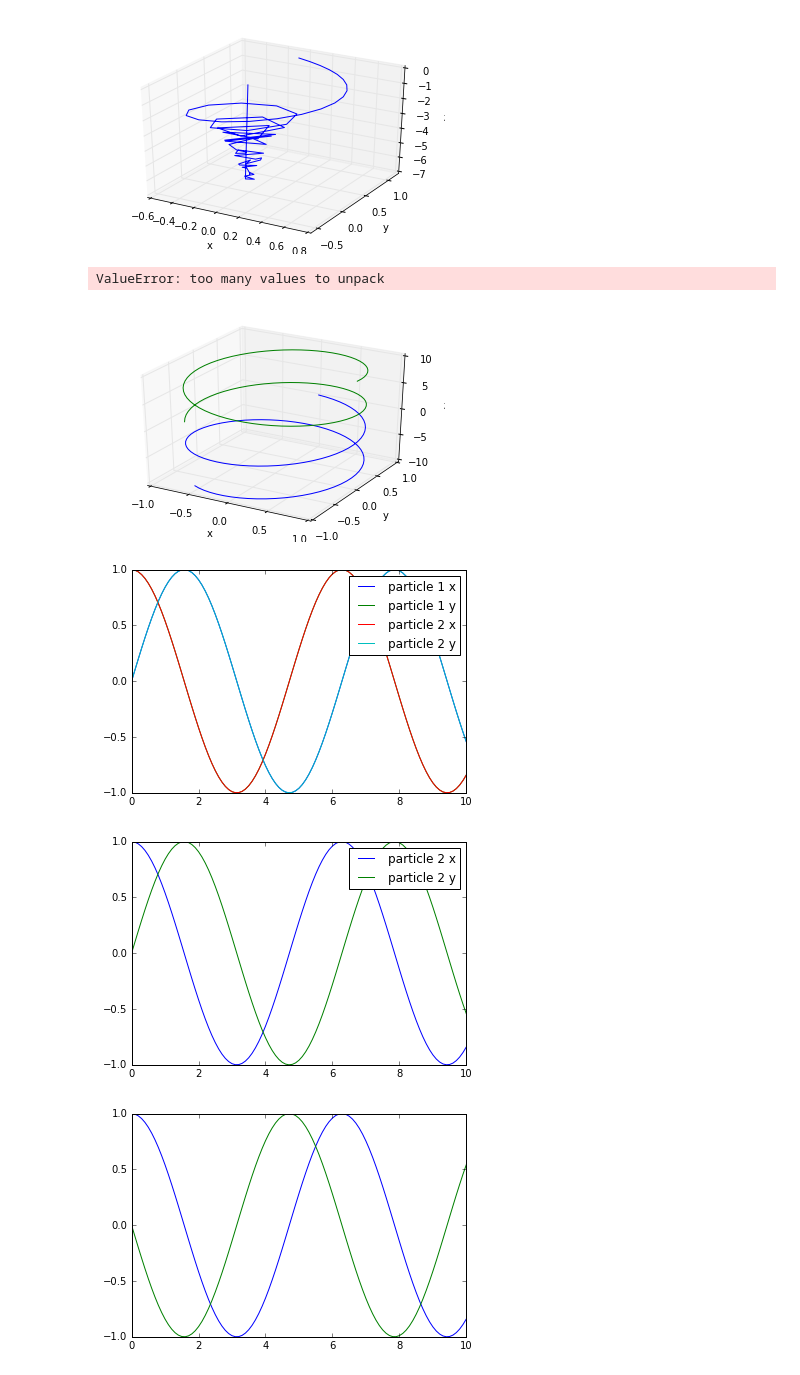
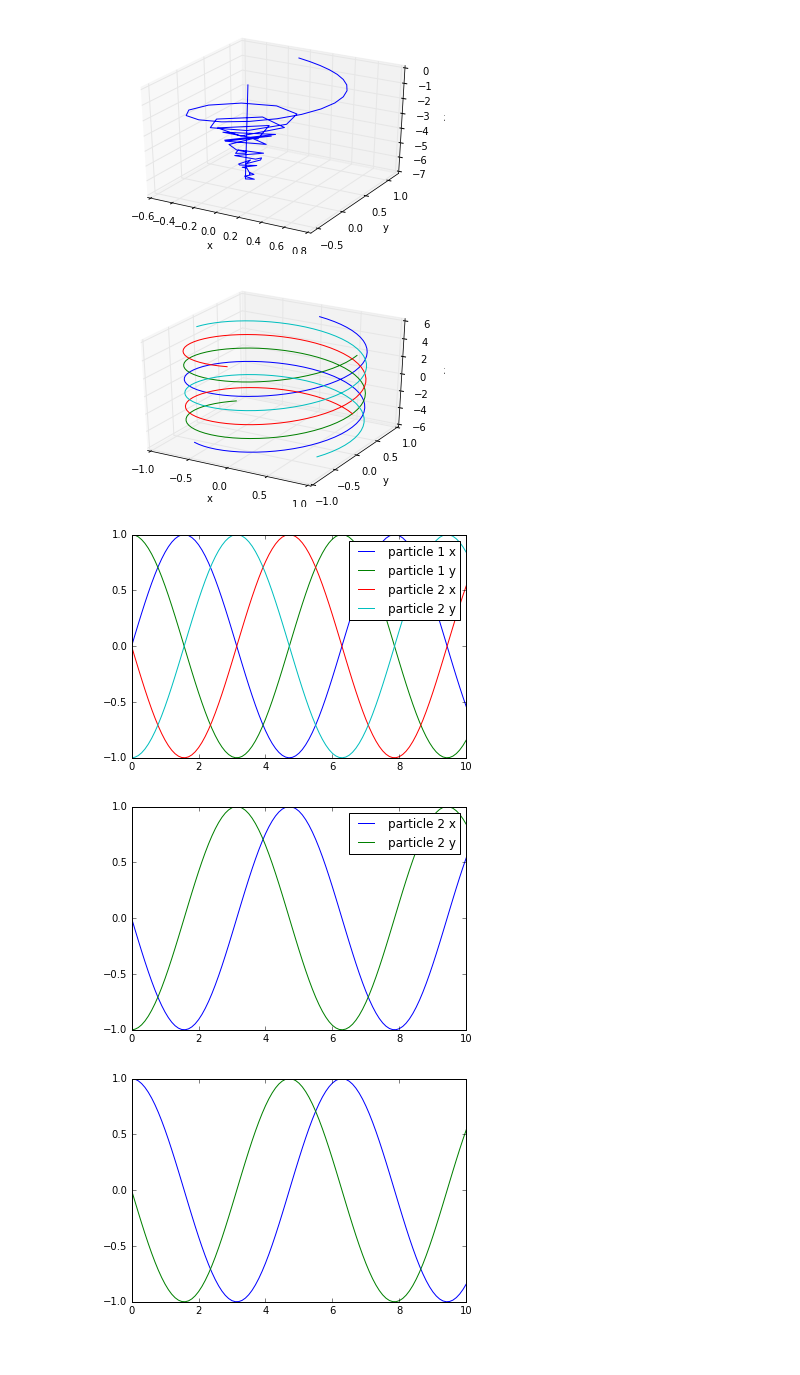
Before and after one commit to REL95/Comp-1421-Final-Project, a Jupyter notebook: Final Project (Grant, Nick, Robert) .ipynb, the cells around one changed output. Cells and saved outputs as stored; diff of their text form; code cells hidden in the pictures.

Commit message:
fixed the uniform field issues

```diff
--- a/Final Project (Grant, Nick, Robert) .ipynb
+++ b/Final Project (Grant, Nick, Robert) .ipynb
@@ -99,28 +99,30 @@ def uniform(u, t, B):              # t, u, B
 
     return vx, vy, vz, ax, ay, az
 
-p0 = [0, 1, 5, 1, 0, -1,
-      1, 0, 5, 0, -1, -1]
-p1 = [ 0,-1, 5,-1, 0, -1
-      -1, 0, 5, 0, 1, -1]
+p0 = [ 0,  1, 5, 1,  0, -1]
+p1 = [ 1,  0, 5, 0, -1, -1]
+p2 = [ 0, -1, 5, -1, 0, -1]
+p3 = [-1,  0, 5,  0, 1, -1]
 # %%
 from scipy.integrate import odeint
-uniformpart = odeint(uniform, p0, t, args=(B,))
-uniform2    = odeint(uniform, p1, t, args=(B,))
+uniform0 = odeint(uniform, p0, t, args=(B,))
+uniform1    = odeint(uniform, p1, t, args=(B,))
+uniform2    = odeint(uniform, p2, t, args=(B,))
+uniform3    = odeint(uniform, p3, t, args=(B,))
-# %% [output]
-ValueError: too many values to unpack
 # %%
 from mpl_toolkits.mplot3d import Axes3D
 fig = plt.figure()
 ax = fig.gca(projection='3d')
-ax.plot(uniformpart[:,0], uniformpart[:,1], uniformpart[:,2])
+ax.plot(uniform0[:,0], uniform0[:,1], uniform0[:,2])
+ax.plot(uniform1[:,0], uniform1[:,1], uniform1[:,2])
 ax.plot(uniform2[:,0], uniform2[:,1], uniform2[:,2])
+ax.plot(uniform3[:,0], uniform3[:,1], uniform3[:,2])
 ax.set_xlabel('x')
 ax.set_ylabel('y')
 ax.set_zlabel('z')
 plt.show()
 # %% [output]
-[figure, old version]
+[figure, new version]
 # %%
 plt.plot(t, uniformpart[:,0], label="particle 1 x")
 plt.plot(t, uniformpart[:,1], label="particle 1 y")
@@ -138,8 +140,8 @@ plt.plot(t, uniform2[:,1], label="particle 2 y")
 plt.legend()
 plt.show()
 # %% [output]
-[figure, old version]
+[figure, new version]
-[figure, old version]
+[figure, new version]
 # %%
 plt.plot(t, uniformpart[:,3])
 plt.plot(t, uniformpart[:,4])
```
Also changed, not shown: parts of 5 cells of this notebook.
